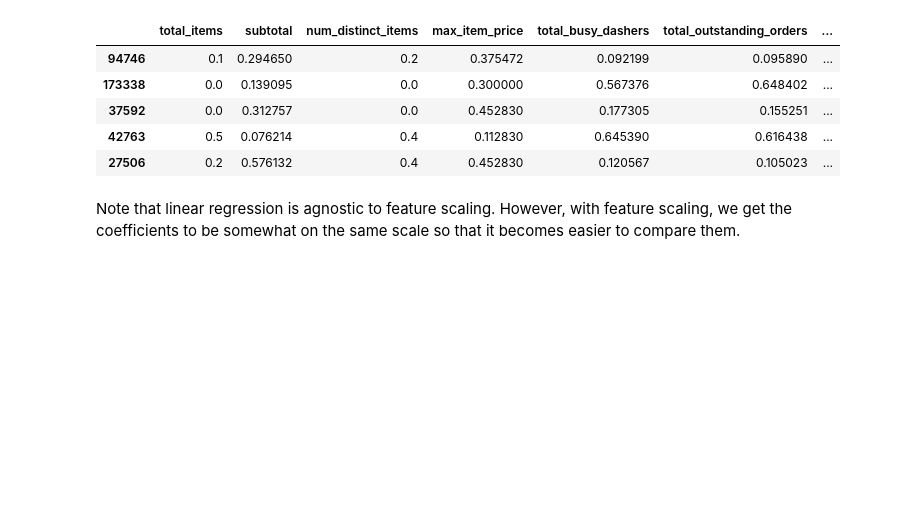
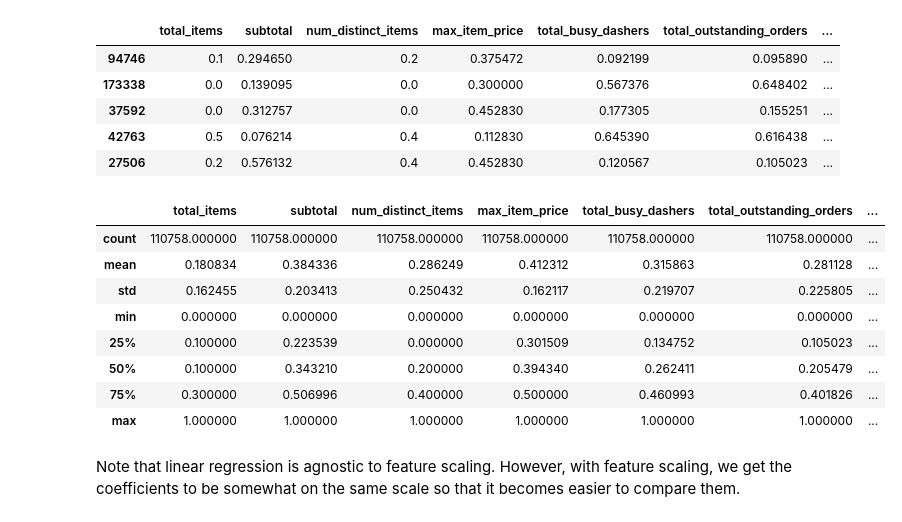
Before and after one commit to avanindra3/LR_Delivery_Time_Prediction, a Jupyter notebook: LR_Delivery_Time_Estimation_Starter_1.ipynb, the cells around one changed output. Saved outputs shown, nothing was run; the diff lists cells and outputs as text; code cells hidden in the pictures; blank space fills up the shorter version.

```diff
--- a/LR_Delivery_Time_Estimation_Starter_1.ipynb
+++ b/LR_Delivery_Time_Estimation_Starter_1.ipynb
@@ -592,6 +595,8 @@ train_data_1[train_data_feats].head()
 | 37592 | 1 | 1900 | 1 | 1200 | 21.0 | 28.0 | ... |
 | 42763 | 6 | 463 | 3 | 299 | 87.0 | 129.0 | ... |
 | 27506 | 3 | 3500 | 3 | 1200 | 13.0 | 17.0 | ... |
+# %%
+train_data_2 = train_data_1.copy()
 # %%
 scaler = MinMaxScaler()
 # %%
@@ -605,6 +610,18 @@ train_data_1.head()
 | 37592 | 0.0 | 0.312757 | 0.0 | 0.452830 | 0.177305 | 0.155251 | ... |
 | 42763 | 0.5 | 0.076214 | 0.4 | 0.112830 | 0.645390 | 0.616438 | ... |
 | 27506 | 0.2 | 0.576132 | 0.4 | 0.452830 | 0.120567 | 0.105023 | ... |
+# %%
+train_data_2.describe()
+# %% [output]
+|  | total_items | subtotal | num_distinct_items | max_item_price | total_busy_dashers | total_outstanding_orders | ... |
+| count | 110758.000000 | 110758.000000 | 110758.000000 | 110758.000000 | 110758.000000 | 110758.000000 | ... |
+| mean | 0.180834 | 0.384336 | 0.286249 | 0.412312 | 0.315863 | 0.281128 | ... |
+| std | 0.162455 | 0.203413 | 0.250432 | 0.162117 | 0.219707 | 0.225805 | ... |
+| min | 0.000000 | 0.000000 | 0.000000 | 0.000000 | 0.000000 | 0.000000 | ... |
+| 25% | 0.100000 | 0.223539 | 0.000000 | 0.301509 | 0.134752 | 0.105023 | ... |
+| 50% | 0.100000 | 0.343210 | 0.200000 | 0.394340 | 0.262411 | 0.205479 | ... |
+| 75% | 0.300000 | 0.506996 | 0.400000 | 0.500000 | 0.460993 | 0.401826 | ... |
+| max | 1.000000 | 1.000000 | 1.000000 | 1.000000 | 1.000000 | 1.000000 | ... |
 # %% [markdown]
 Note that linear regression is agnostic to feature scaling. However, with feature scaling, we get the coefficients to be somewhat on the same scale so that it becomes easier to compare them.
 # %% [markdown]
```
Also changed, not shown: parts of 21 cells of this notebook.
